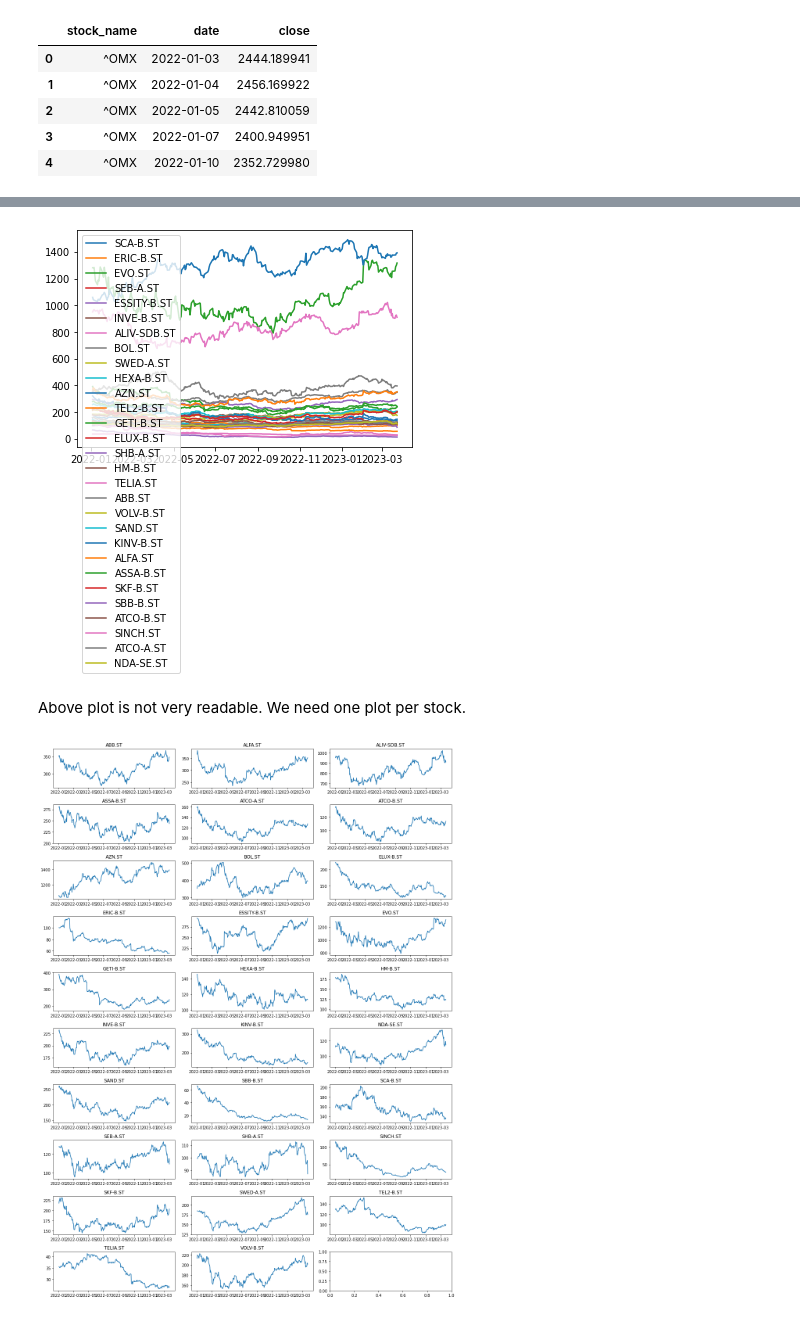
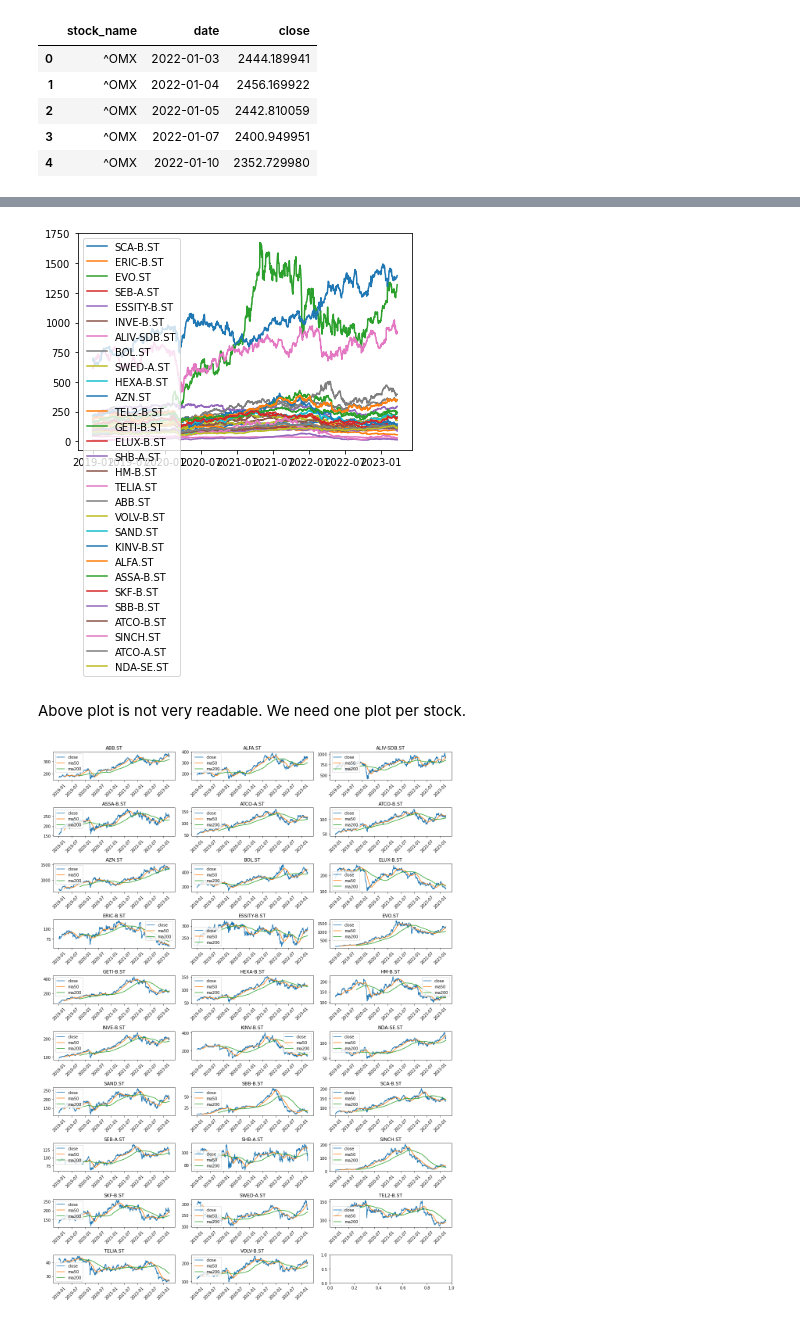
Before and after one commit to flyin01/stock_picking_charts, a Jupyter notebook: stock_winning_streaks.ipynb, the cells around one changed output, grey strips where cells are left out. Saved outputs shown, nothing was run; the diff lists cells and outputs as text; code cells hidden in the pictures.

```diff
--- a/stock_winning_streaks.ipynb
+++ b/stock_winning_streaks.ipynb
@@ -166,7 +166,7 @@ data.head()
 # %%
 # Download stock data for each stock of the omxs30 index
 
-start_date = '2022-01-01'
+start_date = '2019-01-01'
 end_date = '2023-03-24'
 # hard coded stocks in a list that is included in the omxs30 index
 omxs30_stocks = ['SCA-B.ST', 'ERIC-B.ST', 'EVO.ST', 'SEB-A.ST', 'ESSITY-B.ST', 'INVE-B.ST', 'ALIV-SDB.ST', 'BOL.ST', 'SWED-A.ST',
@@ -183,7 +183,10 @@ for stock in omxs30_stocks:
     stock_data = stock_data[['Date', 'Close']].copy()
     stock_data.columns = ['date', 'close']
     stock_data['stock_name'] = stock
-    stock_data = stock_data[['stock_name', 'date', 'close']]
+    # add moving averages
+    stock_data['ma50'] = stock_data['close'].rolling(window=50).mean()
+    stock_data['ma200'] = stock_data['close'].rolling(window=200).mean()
+    stock_data = stock_data[['stock_name', 'date', 'close', 'ma50', 'ma200']]
     df = pd.concat([df, stock_data])
 
 df.head()
@@ -265,20 +270,26 @@ for stock in omxs30_stocks:
 ax.legend()
 plt.show()
 # %% [output]
-[figure, old version]
+[figure, new version]
 # %% [markdown]
 Above plot is not very readable. We need one plot per stock.
 # %%
 # Plot the sorted list of stocks in a separate plot for each stock to increase readability
 import matplotlib.pyplot as plt
 
 fig, axs = plt.subplots(10, 3, figsize=(15, 20))
 axs = axs.flatten()
 for i, stock in enumerate(sorted(omxs30_stocks)):
     stock_data = df[df['stock_name'] == stock]
-    axs[i].plot(stock_data['date'], stock_data['close'])
+    axs[i].plot(stock_data['date'], stock_data['close'], label='close')
+    axs[i].plot(stock_data['date'], stock_data['ma50'], label='ma50')
+    axs[i].plot(stock_data['date'], stock_data['ma200'], label='ma200')
     axs[i].set_title(stock)
+    axs[i].legend()
+    # rotate x-axis ticks
+    for label in axs[i].get_xticklabels():
+        label.set_rotation(45)
 plt.tight_layout()
 plt.show()
 # %% [output]
-[figure, old version]
+[figure, new version]
```
Also changed, not shown: parts of 5 cells of this notebook.
